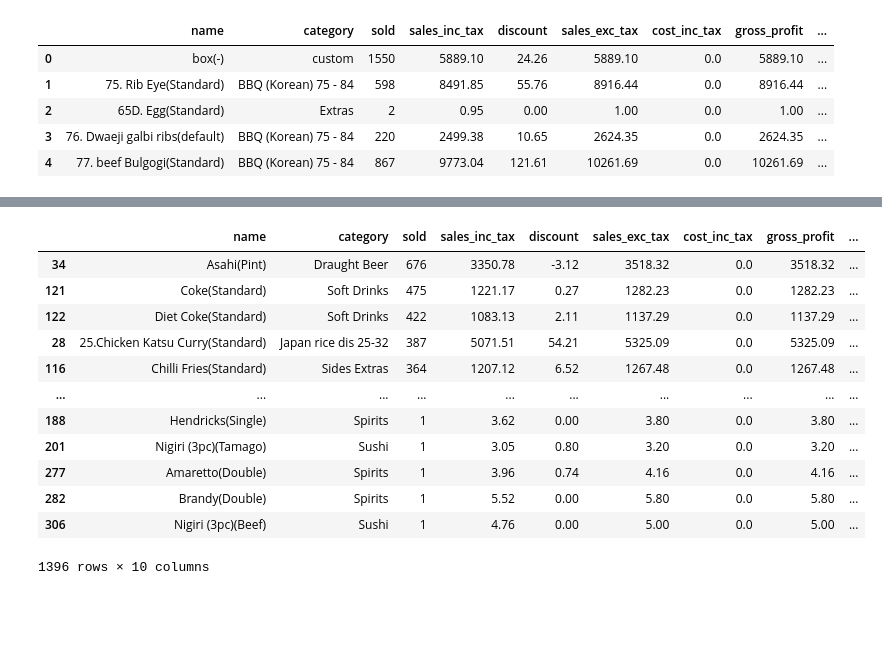
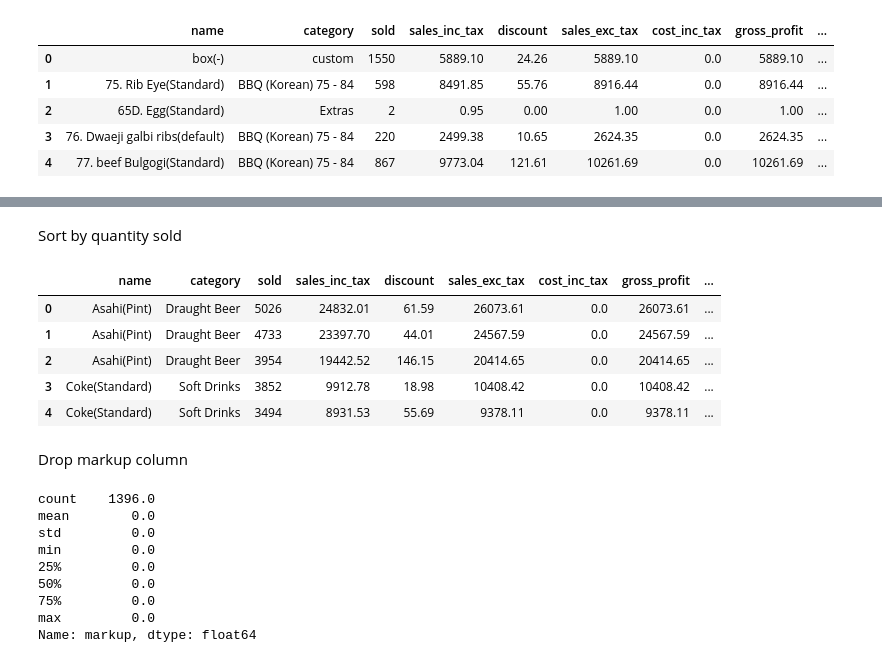
Before and after one commit to lestherll/restaurant-data-analytics, a Jupyter notebook: data_cleaning.ipynb, the cells around one changed output, grey strips where cells are left out. Cells and saved outputs as stored; diff of their text form; code cells hidden in the pictures; blank space fills up the shorter version.

```diff
--- a/data_cleaning.ipynb
+++ b/data_cleaning.ipynb
@@ -235,16 +202,26 @@ df.nlargest(10, ["sold"])
+# %% [markdown]
+Sort by quantity sold
 # %%
-df.sort_values(["year", "sold"], ascending=False).groupby(["year", "name"]).head(2)
+df = df.sort_values("sold", ascending=False, ignore_index=True)
+df.head()
 # %% [output]
 |  | name | category | sold | sales_inc_tax | discount | sales_exc_tax | cost_inc_tax | gross_profit | ... |
-| 34 | Asahi(Pint) | Draught Beer | 676 | 3350.78 | -3.12 | 3518.32 | 0.0 | 3518.32 | ... |
-| 121 | Coke(Standard) | Soft Drinks | 475 | 1221.17 | 0.27 | 1282.23 | 0.0 | 1282.23 | ... |
-| 122 | Diet Coke(Standard) | Soft Drinks | 422 | 1083.13 | 2.11 | 1137.29 | 0.0 | 1137.29 | ... |
-| 28 | 25.Chicken Katsu Curry(Standard) | Japan rice dis 25-32 | 387 | 5071.51 | 54.21 | 5325.09 | 0.0 | 5325.09 | ... |
-| 116 | Chilli Fries(Standard) | Sides Extras | 364 | 1207.12 | 6.52 | 1267.48 | 0.0 | 1267.48 | ... |
-| ... | ... | ... | ... | ... | ... | ... | ... | ... | ... |
-| 188 | Hendricks(Single) | Spirits | 1 | 3.62 | 0.00 | 3.80 | 0.0 | 3.80 | ... |
-| 201 | Nigiri (3pc)(Tamago) | Sushi | 1 | 3.05 | 0.80 | 3.20 | 0.0 | 3.20 | ... |
-| 277 | Amaretto(Double) | Spirits | 1 | 3.96 | 0.74 | 4.16 | 0.0 | 4.16 | ... |
-| 282 | Brandy(Double) | Spirits | 1 | 5.52 | 0.00 | 5.80 | 0.0 | 5.80 | ... |
-| 306 | Nigiri (3pc)(Beef) | Sushi | 1 | 4.76 | 0.00 | 5.00 | 0.0 | 5.00 | ... |
+| 0 | Asahi(Pint) | Draught Beer | 5026 | 24832.01 | 61.59 | 26073.61 | 0.0 | 26073.61 | ... |
+| 1 | Asahi(Pint) | Draught Beer | 4733 | 23397.70 | 44.01 | 24567.59 | 0.0 | 24567.59 | ... |
+| 2 | Asahi(Pint) | Draught Beer | 3954 | 19442.52 | 146.15 | 20414.65 | 0.0 | 20414.65 | ... |
+| 3 | Coke(Standard) | Soft Drinks | 3852 | 9912.78 | 18.98 | 10408.42 | 0.0 | 10408.42 | ... |
+| 4 | Coke(Standard) | Soft Drinks | 3494 | 8931.53 | 55.69 | 9378.11 | 0.0 | 9378.11 | ... |
-1396 rows × 10 columns
+# %% [markdown]
+Drop markup column
+# %%
+df.markup.describe()
+# %% [output]
+count    1396.0
+mean        0.0
+std         0.0
+min         0.0
+25%         0.0
+50%         0.0
+75%         0.0
+max         0.0
+Name: markup, dtype: float64
```
Also changed, not shown: parts of 14 cells of this notebook.
